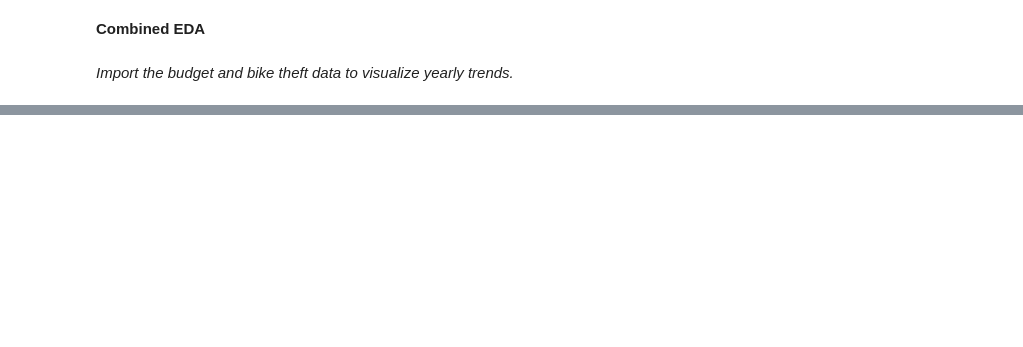
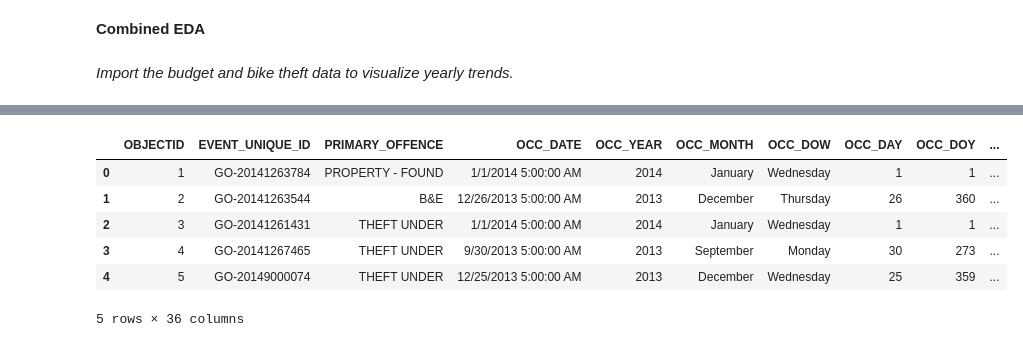
Before and after one commit to 48keysoflife/P3.BikeThug, a Jupyter notebook: combined_EDA.ipynb, the cells around one changed output, grey strips where cells are left out. Drawn from its saved outputs; the diff is of its cells as text; code cells hidden in the pictures; blank space fills up the shorter version.

```diff
--- a/combined_EDA.ipynb
+++ b/combined_EDA.ipynb
@@ -24,8 +33,18 @@ budget_data = pd.read_csv('Data\Budget_by_Command.csv')
 # %%
-bike_data = pd.read_csv('Data\Bicycle_Thefts_Open_Data.csv')
+bike_data = pd.read_csv('Data/Bicycle_Thefts_Open_Data.csv')
 #create year column for merging
 bike_data['REPORT_DATE'] = pd.to_datetime(bike_data['REPORT_DATE'])
 bike_data['year'] = bike_data['REPORT_DATE'].dt.year
+# %%
+bike_data.head()
+# %% [output]
+|  | OBJECTID | EVENT_UNIQUE_ID | PRIMARY_OFFENCE | OCC_DATE | OCC_YEAR | OCC_MONTH | OCC_DOW | OCC_DAY | OCC_DOY | ... |
+| 0 | 1 | GO-20141263784 | PROPERTY - FOUND | 1/1/2014 5:00:00 AM | 2014 | January | Wednesday | 1 | 1 | ... |
+| 1 | 2 | GO-20141263544 | B&E | 12/26/2013 5:00:00 AM | 2013 | December | Thursday | 26 | 360 | ... |
+| 2 | 3 | GO-20141261431 | THEFT UNDER | 1/1/2014 5:00:00 AM | 2014 | January | Wednesday | 1 | 1 | ... |
+| 3 | 4 | GO-20141267465 | THEFT UNDER | 9/30/2013 5:00:00 AM | 2013 | September | Monday | 30 | 273 | ... |
+| 4 | 5 | GO-20149000074 | THEFT UNDER | 12/25/2013 5:00:00 AM | 2013 | December | Wednesday | 25 | 359 | ... |
+5 rows × 36 columns
 # %%
 approved_budget = budget_data[
     (budget_data['Command'] == 'Community Safety Command') &
```
Also changed, not shown: parts of 3 cells of this notebook, 1 other file.
